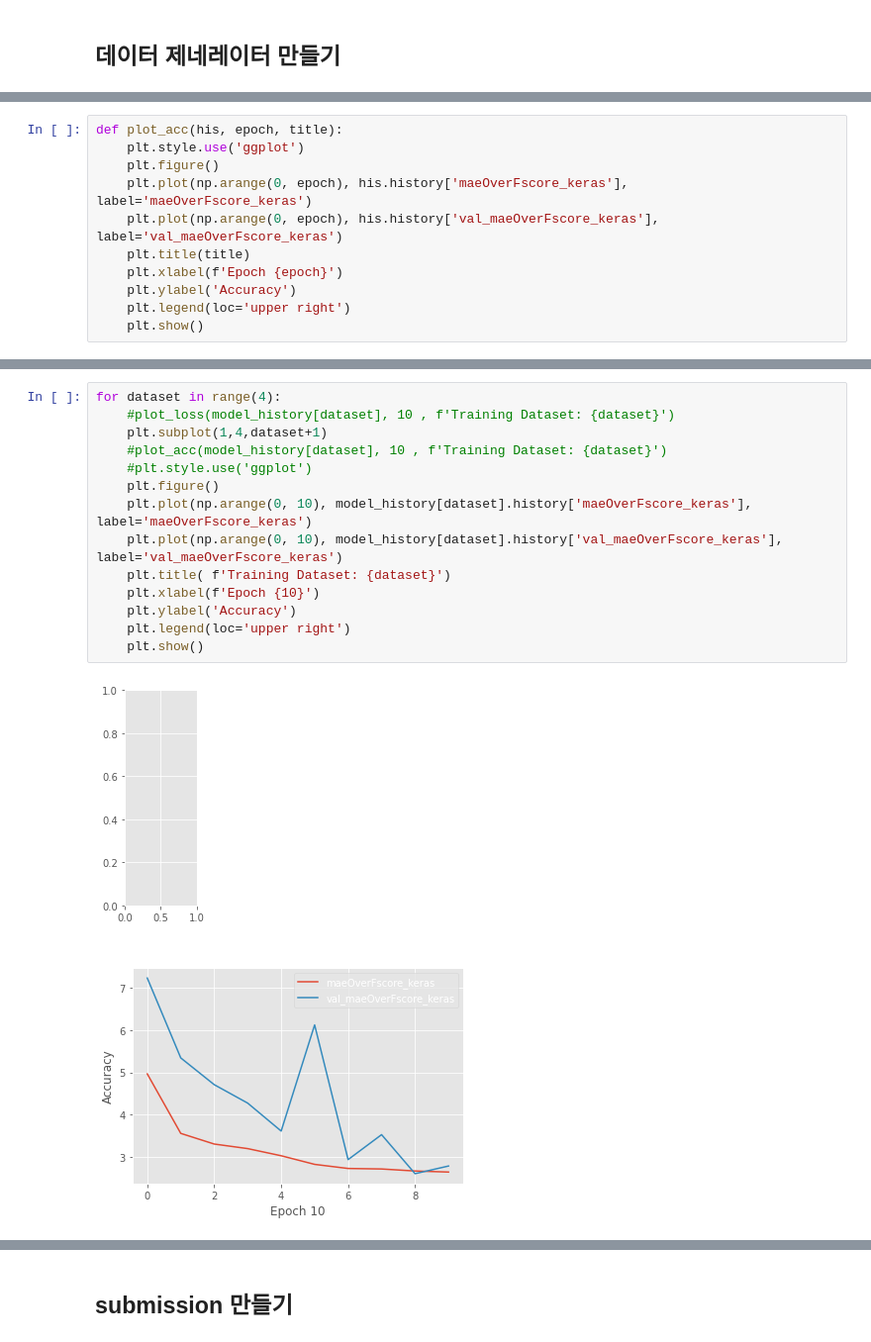
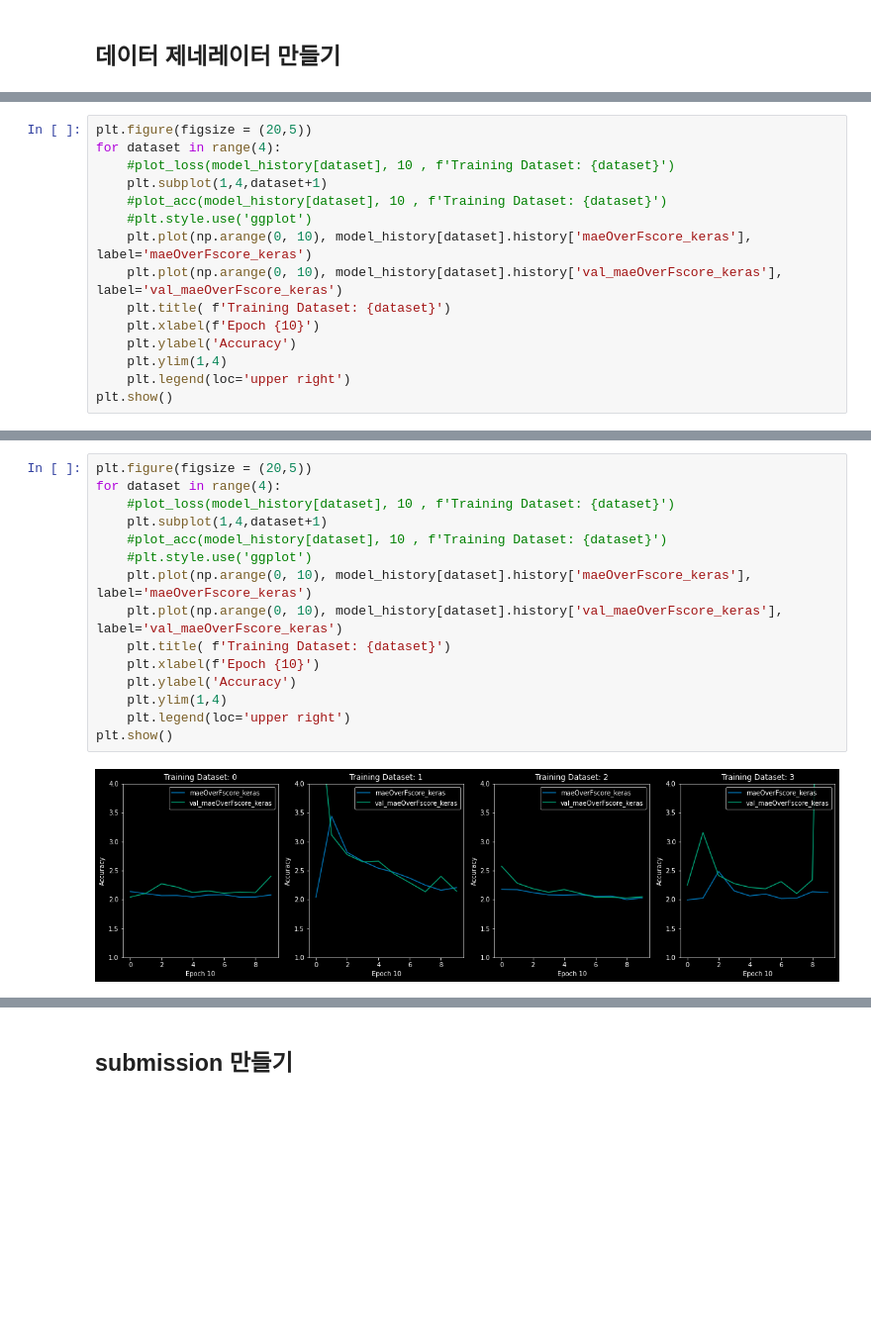
Before and after one commit to deagwon97/dacon-satellite-precipitation, a Jupyter notebook: Dacon_satellite_modifiedVGG.ipynb, the cells around one changed output, grey strips where cells are left out. Shown at 99% size. Saved outputs shown, nothing was run; the diff lists cells and outputs as text; blank space fills up the shorter version.

Commit message:
10epoch 5fold 2번 실행  best socre > 2.0

```diff
--- a/Dacon_satellite_modifiedVGG.ipynb
+++ b/Dacon_satellite_modifiedVGG.ipynb
@@ -279,11 +286,15 @@ model.save('modify_VGG_dem_day_time_10e_5f.h5')
 # %%
-def plot_acc(his, epoch, title):
-    plt.style.use('ggplot')
-    plt.figure()
-    plt.plot(np.arange(0, epoch), his.history['maeOverFscore_keras'], label='maeOverFscore_keras')
-    plt.plot(np.arange(0, epoch), his.history['val_maeOverFscore_keras'], label='val_maeOverFscore_keras')
-    plt.title(title)
-    plt.xlabel(f'Epoch {epoch}')
+plt.figure(figsize = (20,5))
+for dataset in range(4):
+    #plot_loss(model_history[dataset], 10 , f'Training Dataset: {dataset}')
+    plt.subplot(1,4,dataset+1)
+    #plot_acc(model_history[dataset], 10 , f'Training Dataset: {dataset}')
+    #plt.style.use('ggplot')
+    plt.plot(np.arange(0, 10), model_history[dataset].history['maeOverFscore_keras'], label='maeOverFscore_keras')
+    plt.plot(np.arange(0, 10), model_history[dataset].history['val_maeOverFscore_keras'], label='val_maeOverFscore_keras')
+    plt.title( f'Training Dataset: {dataset}')
+    plt.xlabel(f'Epoch {10}')
     plt.ylabel('Accuracy')
+    plt.ylim(1,4)
     plt.legend(loc='upper right')
-    plt.show()
+plt.show()
@@ -290,17 +379,17 @@ def plot_acc(his, epoch, title):
 # %%
+plt.figure(figsize = (20,5))
 for dataset in range(4):
     #plot_loss(model_history[dataset], 10 , f'Training Dataset: {dataset}')
     plt.subplot(1,4,dataset+1)
     #plot_acc(model_history[dataset], 10 , f'Training Dataset: {dataset}')
     #plt.style.use('ggplot')
-    plt.figure()
     plt.plot(np.arange(0, 10), model_history[dataset].history['maeOverFscore_keras'], label='maeOverFscore_keras')
     plt.plot(np.arange(0, 10), model_history[dataset].history['val_maeOverFscore_keras'], label='val_maeOverFscore_keras')
     plt.title( f'Training Dataset: {dataset}')
     plt.xlabel(f'Epoch {10}')
     plt.ylabel('Accuracy')
+    plt.ylim(1,4)
     plt.legend(loc='upper right')
-    plt.show()
+plt.show()
 # %% [output]
-[figure, old version]
+[figure, new version]
-[figure, removed]
```
Also changed, not shown: parts of 7 cells of this notebook.
